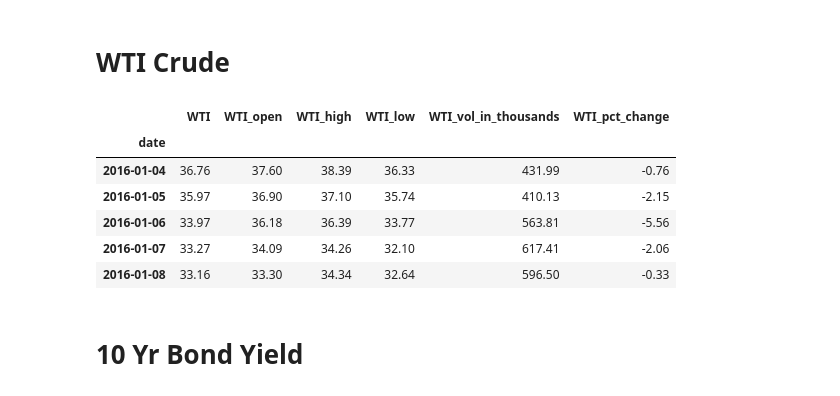
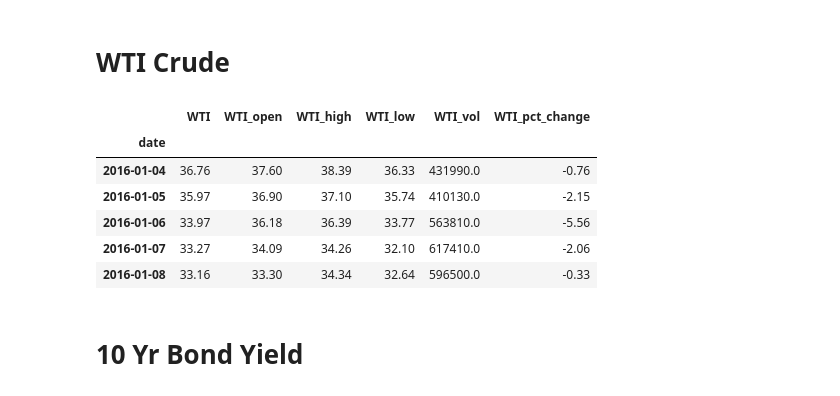
Before and after one commit to HendersonRichardK/Project2, a Jupyter notebook: combining_data.ipynb, the cells around one changed output. Drawn from its saved outputs; the diff is of its cells as text; code cells hidden in the pictures.

```diff
--- a/combining_data.ipynb
+++ b/combining_data.ipynb
@@ -178,26 +193,27 @@ dollar_df.head()
 # %%
 wti_data = Path("Data/1_data_cleanup/wti.csv")
 wti_df = pd.read_csv(wti_data)
 wti_df.rename(columns={'Date':'date'}, inplace=True)
 wti_df['date'] = pd.to_datetime(wti_df['date'])
 wti_df = wti_df.set_index('date')
-wti_df = wti_df.rename(columns={'Price': 'WTI', 'Change %':'WTI_pct_change', 'Vol.':'WTI_vol_in_thousands', 'Low':'WTI_low', 'High':'WTI_high', 'Open':'WTI_open'}).sort_values(by='date')
+wti_df = wti_df.rename(columns={'Price': 'WTI', 'Change %':'WTI_pct_change', 'Vol.':'WTI_vol', 'Low':'WTI_low', 'High':'WTI_high', 'Open':'WTI_open'}).sort_values(by='date')
 wti_df = wti_df.loc["2016-01-01":"2020-06-30"]
 wti_df['WTI_pct_change'] = wti_df['WTI_pct_change'].str.replace('%', '').astype(float)
-wti_df['WTI_vol_in_thousands'] = wti_df['WTI_vol_in_thousands'].str.replace('-', '0')
-wti_df['WTI_vol_in_thousands'] = wti_df['WTI_vol_in_thousands'].str.replace('K', '')
-wti_df['WTI_vol_in_thousands'] = wti_df['WTI_vol_in_thousands'].str.replace('M', '')
-wti_df['WTI_vol_in_thousands'] = wti_df['WTI_vol_in_thousands'].astype(float)
+wti_df['WTI_vol'] = wti_df['WTI_vol'].str.replace('-', '0')
+wti_df['WTI_vol'] = wti_df['WTI_vol'].str.replace('.', '')
+wti_df['WTI_vol'] = wti_df['WTI_vol'].str.replace('K', '0')
+wti_df['WTI_vol'] = wti_df['WTI_vol'].str.replace('M', '0000')
+wti_df['WTI_vol'] = wti_df['WTI_vol'].astype(float)
 wti_df.head()
 #Some data in millions
 # %% [output]
-|  | WTI | WTI_open | WTI_high | WTI_low | WTI_vol_in_thousands | WTI_pct_change |
+|  | WTI | WTI_open | WTI_high | WTI_low | WTI_vol | WTI_pct_change |
 | date |  |  |  |  |  |  |
-| 2016-01-04 | 36.76 | 37.60 | 38.39 | 36.33 | 431.99 | -0.76 |
-| 2016-01-05 | 35.97 | 36.90 | 37.10 | 35.74 | 410.13 | -2.15 |
-| 2016-01-06 | 33.97 | 36.18 | 36.39 | 33.77 | 563.81 | -5.56 |
-| 2016-01-07 | 33.27 | 34.09 | 34.26 | 32.10 | 617.41 | -2.06 |
-| 2016-01-08 | 33.16 | 33.30 | 34.34 | 32.64 | 596.50 | -0.33 |
+| 2016-01-04 | 36.76 | 37.60 | 38.39 | 36.33 | 431990.0 | -0.76 |
+| 2016-01-05 | 35.97 | 36.90 | 37.10 | 35.74 | 410130.0 | -2.15 |
+| 2016-01-06 | 33.97 | 36.18 | 36.39 | 33.77 | 563810.0 | -5.56 |
+| 2016-01-07 | 33.27 | 34.09 | 34.26 | 32.10 | 617410.0 | -2.06 |
+| 2016-01-08 | 33.16 | 33.30 | 34.34 | 32.64 | 596500.0 | -0.33 |
 # %% [markdown]
 # 10 Yr Bond Yield
 # %%
```
Also changed, not shown: parts of 13 cells of this notebook, 1 other file.
